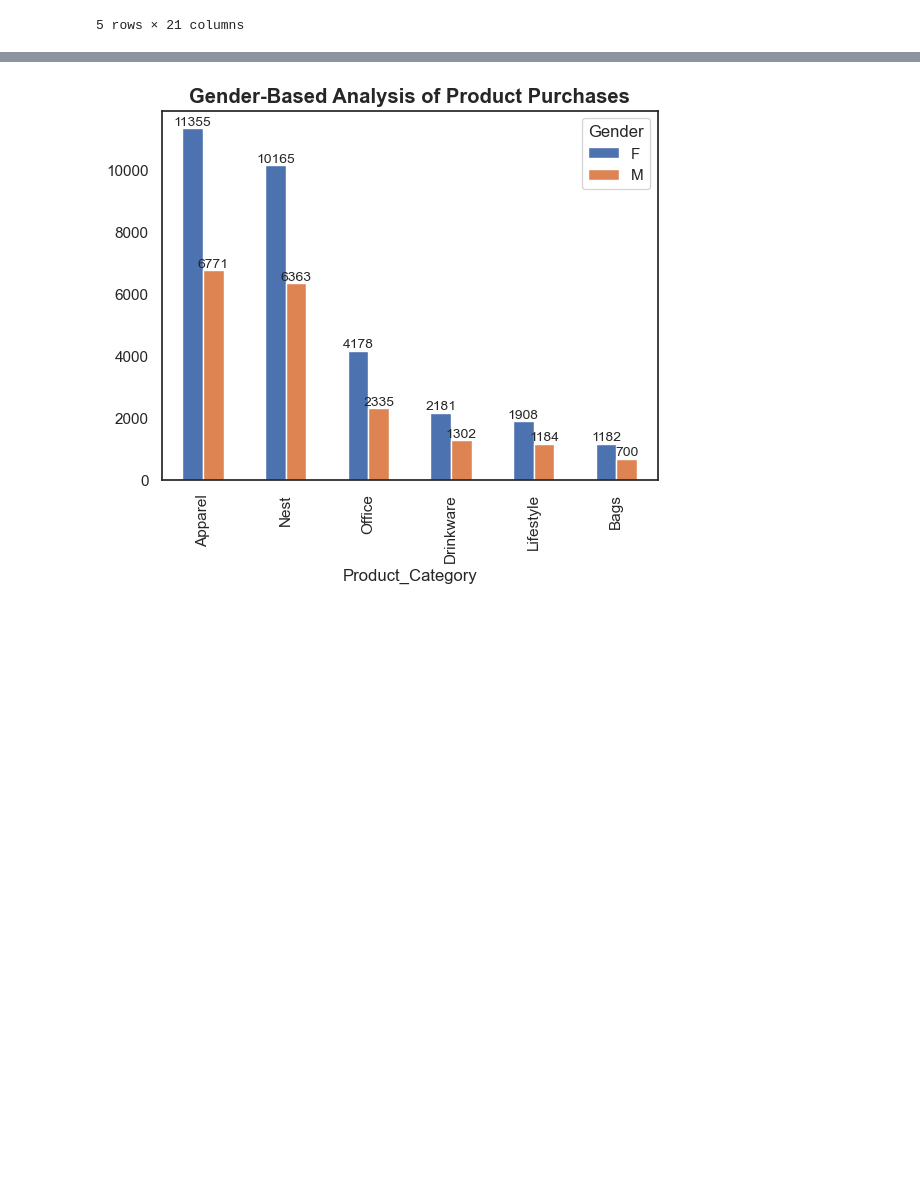
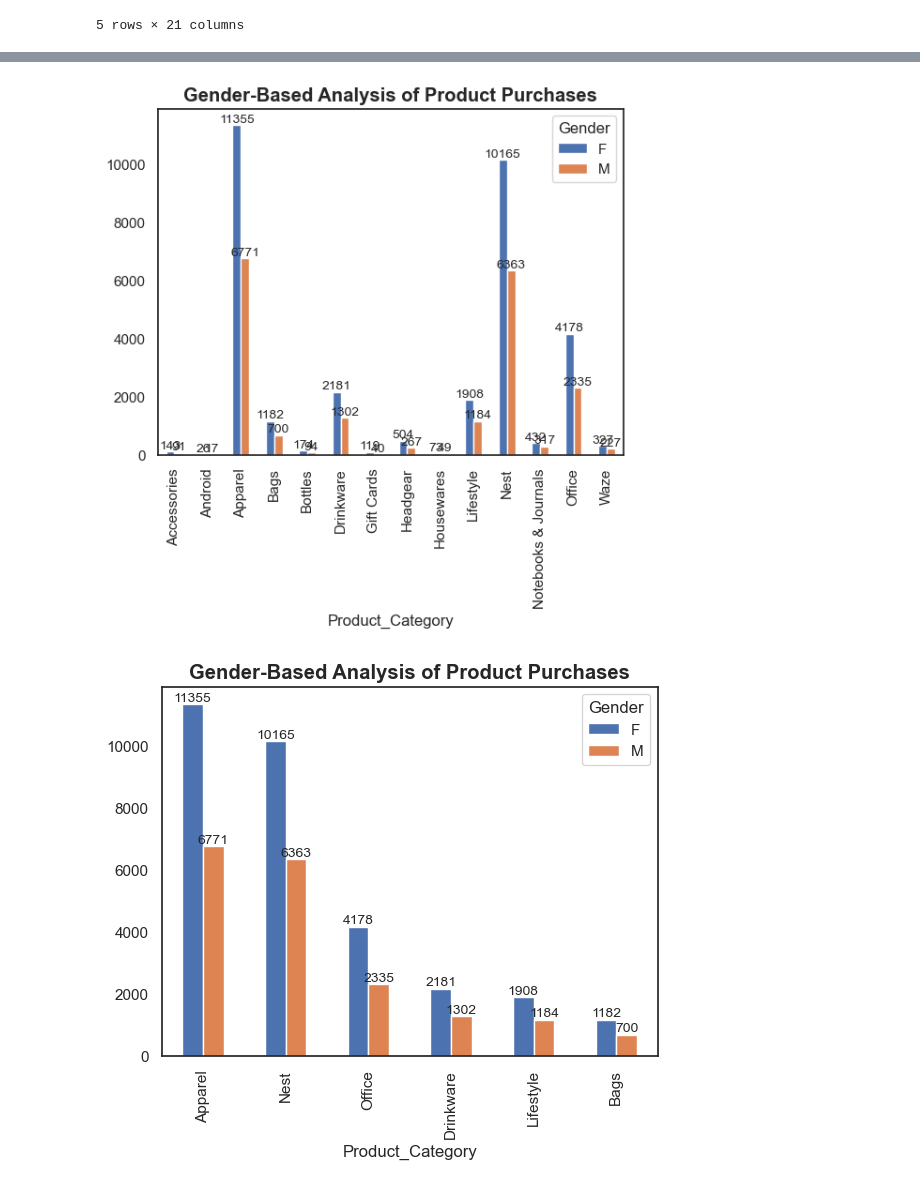
Before and after one commit to BreJyles/Project_1_group7, a Jupyter notebook: amber_work/project_1_code_venes.ipynb, the cells around one changed output, grey strips where cells are left out. Saved outputs shown, nothing was run; the diff lists cells and outputs as text; code cells hidden in the pictures; blank space fills up the shorter version.

```diff
--- a/amber_work/project_1_code_venes.ipynb
+++ b/amber_work/project_1_code_venes.ipynb
@@ -358,3 +358,14 @@ sns.set(style = "white")
+# %%
+pg = clean_df.groupby(["Product_Category", "Gender"])["Product_Category"].count().unstack("Gender")
+
+ax = pg[["F","M"]].plot(kind="bar")
+
+plt.title("Gender-Based Analysis of Product Purchases", fontweight="bold", fontsize=14.5)
+
+for container in ax.containers:
+    ax.bar_label(container, size=10)
+# %% [output]
+[figure, added]
 # %%
 pg = clean_df.groupby(["Product_Category", "Gender"])["Product_Category"].count().unstack("Gender")
 
```
Also changed, not shown: parts of 7 cells of this notebook.
